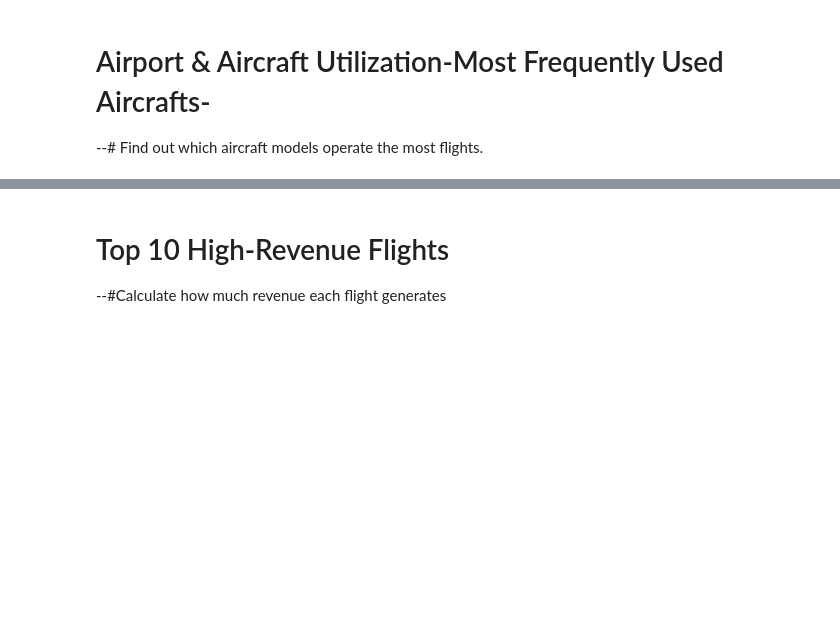
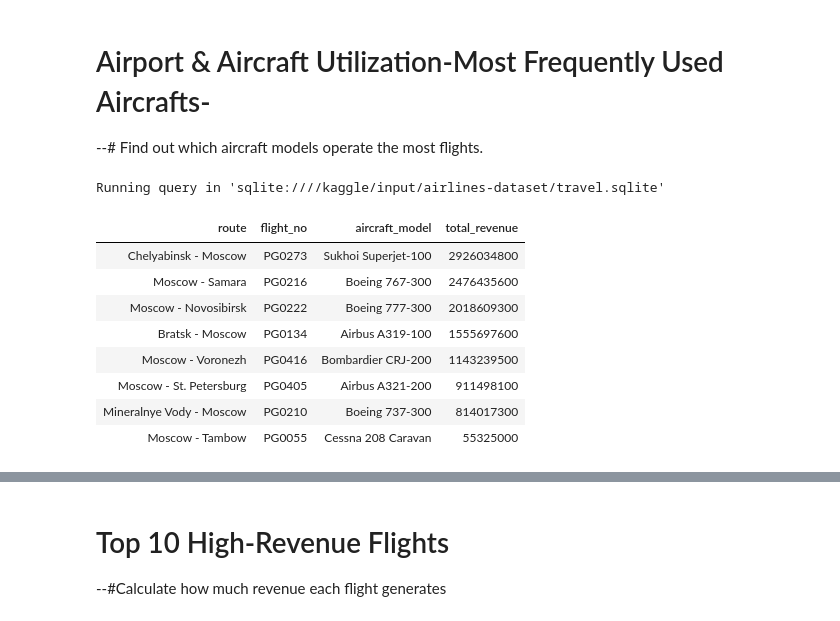
Before and after one commit to Daviedavie100/SQL_Projects, a Jupyter notebook: Airlines_EDA.ipynb, the cells around one changed output, grey strips where cells are left out. Cells and saved outputs as stored; diff of their text form; code cells hidden in the pictures; blank space fills up the shorter version.

Commit message:
Kaggle Notebook | Airlines dataset: EDA and Viz using SQL & Python | Version 18

```diff
--- a/Airlines_EDA.ipynb
+++ b/Airlines_EDA.ipynb
@@ -685,3 +685,63 @@ plt.show()
 # %% [markdown]
 # Airport & Aircraft Utilization-Most Frequently Used Aircrafts-
 --# Find out which aircraft models operate the most flights.
+# %%
+%%sql
+-- Top 10 Flight Routes by Total Revenue.
+SELECT
+        CASE
+            WHEN fd.departure_city < fd.arrival_city THEN fd.departure_city || ' - ' || fd.arrival_city
+            ELSE fd.arrival_city || ' - ' || fd.departure_city
+            END AS route,
+        fd.flight_no,
+        Json_extract(ac.model, '$.en') AS aircraft_model,
+        SUM(tf.amount) AS total_revenue
+FROM (
+    WITH da AS (
+                SELECT airport_code,
+                        Json_extract(airports_data.airport_name, '$.en') AS airport_name,
+                        Json_extract(airports_data.city, '$.en') AS city
+                FROM airports_data
+                ),
+        df AS (
+                SELECT flight_id,
+                        flight_no,
+                        departure_airport,
+                        arrival_airport,
+                        status,
+                        aircraft_code
+                FROM flights
+                WHERE status IN ('Arrived', 'On Time', 'Departed')
+                )
+        SELECT f.flight_id,
+                f.flight_no,
+                f.aircraft_code,
+                a1.airport_name AS departure_airport,
+                a2.airport_name AS arrival_airport,
+                a1.city AS departure_city,
+                a2.city AS arrival_city,
+                f.status
+        FROM df f
+        JOIN da a1
+        ON f.departure_airport = a1.airport_code
+        JOIN da a2
+        ON f.arrival_airport = a2.airport_code
+    ) fd
+JOIN aircrafts_data ac
+ON fd.aircraft_code = ac.aircraft_code
+JOIN ticket_flights tf
+ON fd.flight_id = tf.flight_id
+GROUP BY aircraft_model
+ORDER BY 4 DESC
+LIMIT 10;
+# %% [output]
+Running query in 'sqlite:////kaggle/input/airlines-dataset/travel.sqlite'
+| route | flight_no | aircraft_model | total_revenue |
+| Chelyabinsk - Moscow | PG0273 | Sukhoi Superjet-100 | 2926034800 |
+| Moscow - Samara | PG0216 | Boeing 767-300 | 2476435600 |
+| Moscow - Novosibirsk | PG0222 | Boeing 777-300 | 2018609300 |
+| Bratsk - Moscow | PG0134 | Airbus A319-100 | 1555697600 |
+| Moscow - Voronezh | PG0416 | Bombardier CRJ-200 | 1143239500 |
+| Moscow - St. Petersburg | PG0405 | Airbus A321-200 | 911498100 |
+| Mineralnye Vody - Moscow | PG0210 | Boeing 737-300 | 814017300 |
+| Moscow - Tambow | PG0055 | Cessna 208 Caravan | 55325000 |
```
Also changed, not shown: parts of 1 cell of this notebook.
